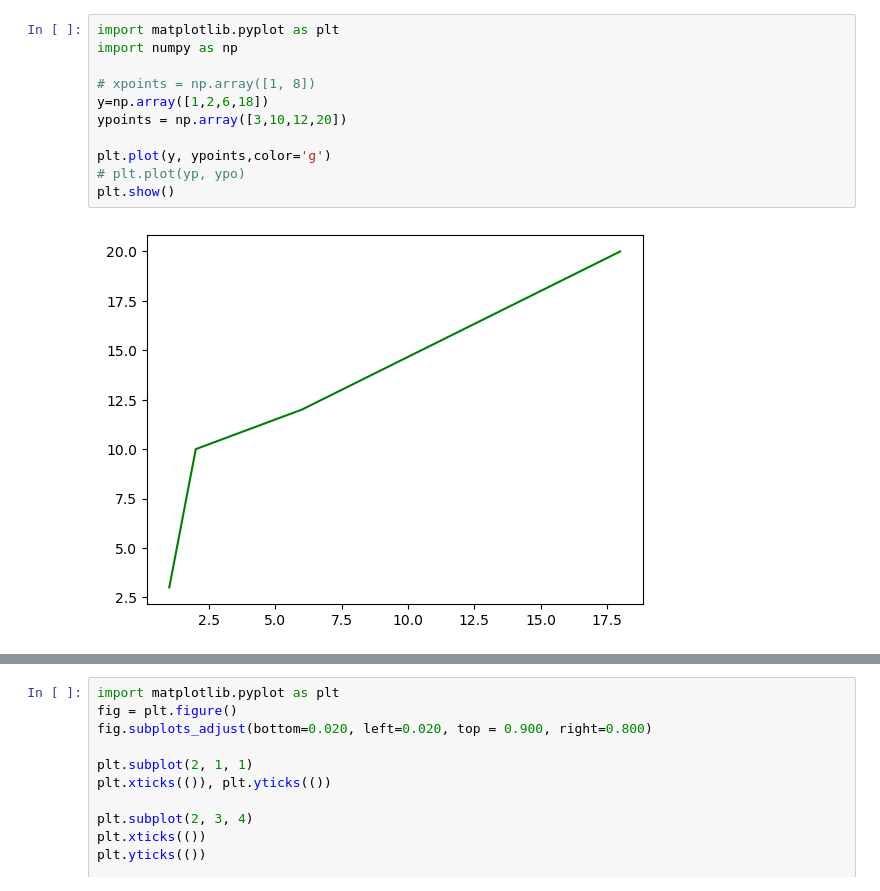
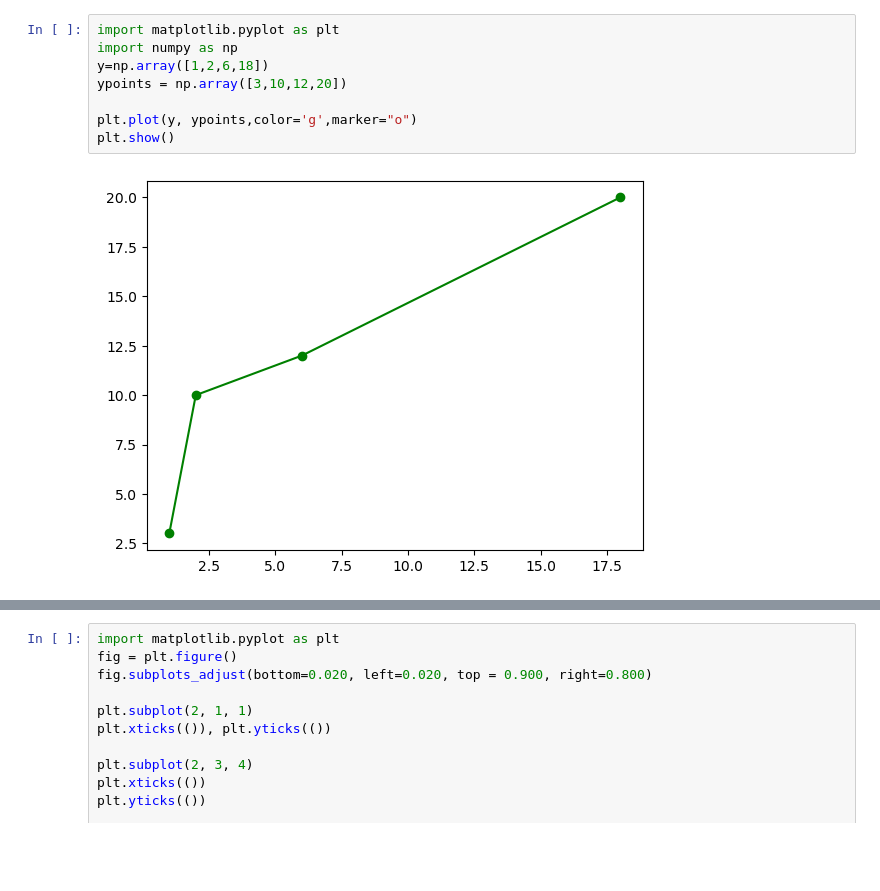
Before and after one commit to Malavika-G-Raj/Data-Science-Lab, a Jupyter notebook: ex3/Ex3.ipynb, the cells around one changed output, grey strips where cells are left out. Saved outputs shown, nothing was run; the diff lists cells and outputs as text; blank space fills up the shorter version.

```diff
--- a/ex3/Ex3.ipynb
+++ b/ex3/Ex3.ipynb
@@ -1,16 +1,13 @@
 # %%
 import matplotlib.pyplot as plt
 import numpy as np
-
-# xpoints = np.array([1, 8])
 y=np.array([1,2,6,18])
 ypoints = np.array([3,10,12,20])
 
-plt.plot(y, ypoints,color='g')
-# plt.plot(yp, ypo)
+plt.plot(y, ypoints,color='g',marker="o")
 plt.show()
 # %% [output]
-[figure, old version]
+[figure, new version]
 # %%
 import matplotlib.pyplot as plt
 import numpy as np
```
Also changed, not shown: parts of 3 cells of this notebook.
